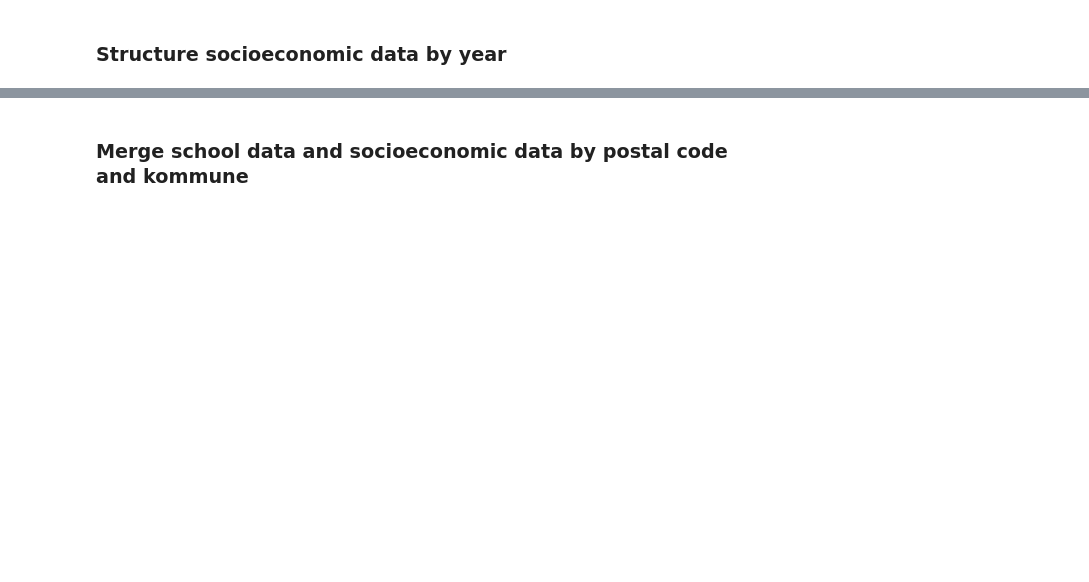
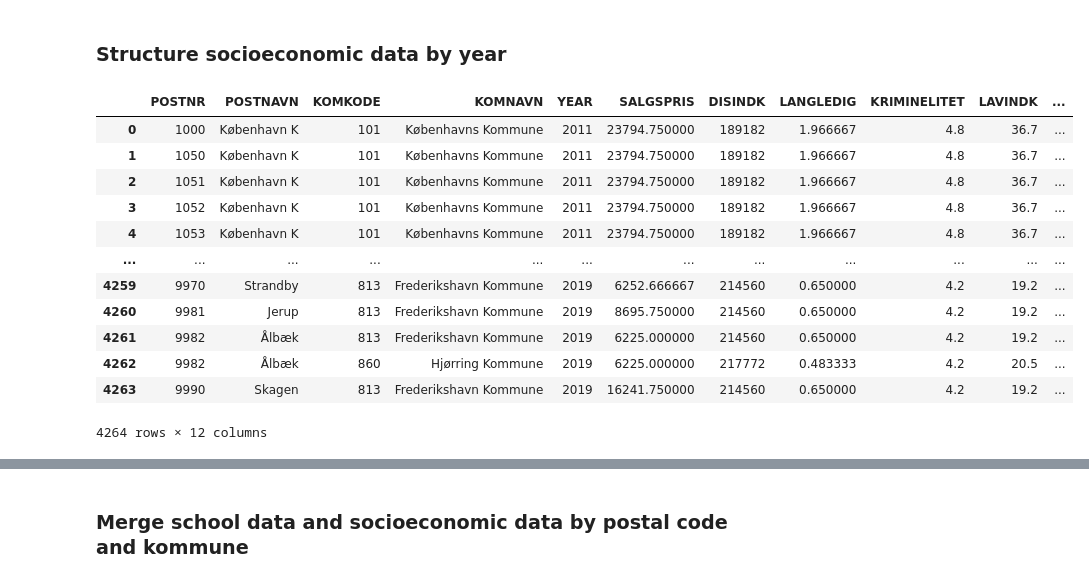
Before and after one commit to ansofol/isds2020_gruppe_63, a Jupyter notebook: exam_project/merge_data.ipynb, the cells around one changed output, grey strips where cells are left out. Cells and saved outputs as stored; diff of their text form; code cells hidden in the pictures; blank space fills up the shorter version.

```diff
--- a/exam_project/merge_data.ipynb
+++ b/exam_project/merge_data.ipynb
@@ -6,4 +7,20 @@ from shapely.geometry import Point, Polygon
 cwd =os.getcwd()
 # %% [markdown]
 ### Structure socioeconomic data by year
+# %%
+socioeco_df
+# %% [output]
+|  | POSTNR | POSTNAVN | KOMKODE | KOMNAVN | YEAR | SALGSPRIS | DISINDK | LANGLEDIG | KRIMINELITET | LAVINDK | ... |
+| 0 | 1000 | København K | 101 | Københavns Kommune | 2011 | 23794.750000 | 189182 | 1.966667 | 4.8 | 36.7 | ... |
+| 1 | 1050 | København K | 101 | Københavns Kommune | 2011 | 23794.750000 | 189182 | 1.966667 | 4.8 | 36.7 | ... |
+| 2 | 1051 | København K | 101 | Københavns Kommune | 2011 | 23794.750000 | 189182 | 1.966667 | 4.8 | 36.7 | ... |
+| 3 | 1052 | København K | 101 | Københavns Kommune | 2011 | 23794.750000 | 189182 | 1.966667 | 4.8 | 36.7 | ... |
+| 4 | 1053 | København K | 101 | Københavns Kommune | 2011 | 23794.750000 | 189182 | 1.966667 | 4.8 | 36.7 | ... |
+| ... | ... | ... | ... | ... | ... | ... | ... | ... | ... | ... | ... |
+| 4259 | 9970 | Strandby | 813 | Frederikshavn Kommune | 2019 | 6252.666667 | 214560 | 0.650000 | 4.2 | 19.2 | ... |
+| 4260 | 9981 | Jerup | 813 | Frederikshavn Kommune | 2019 | 8695.750000 | 214560 | 0.650000 | 4.2 | 19.2 | ... |
+| 4261 | 9982 | Ålbæk | 813 | Frederikshavn Kommune | 2019 | 6225.000000 | 214560 | 0.650000 | 4.2 | 19.2 | ... |
+| 4262 | 9982 | Ålbæk | 860 | Hjørring Kommune | 2019 | 6225.000000 | 217772 | 0.483333 | 4.2 | 20.5 | ... |
+| 4263 | 9990 | Skagen | 813 | Frederikshavn Kommune | 2019 | 16241.750000 | 214560 | 0.650000 | 4.2 | 19.2 | ... |
+4264 rows × 12 columns
 # %%
```
Also changed, not shown: parts of 16 cells of this notebook, 4 other files.
